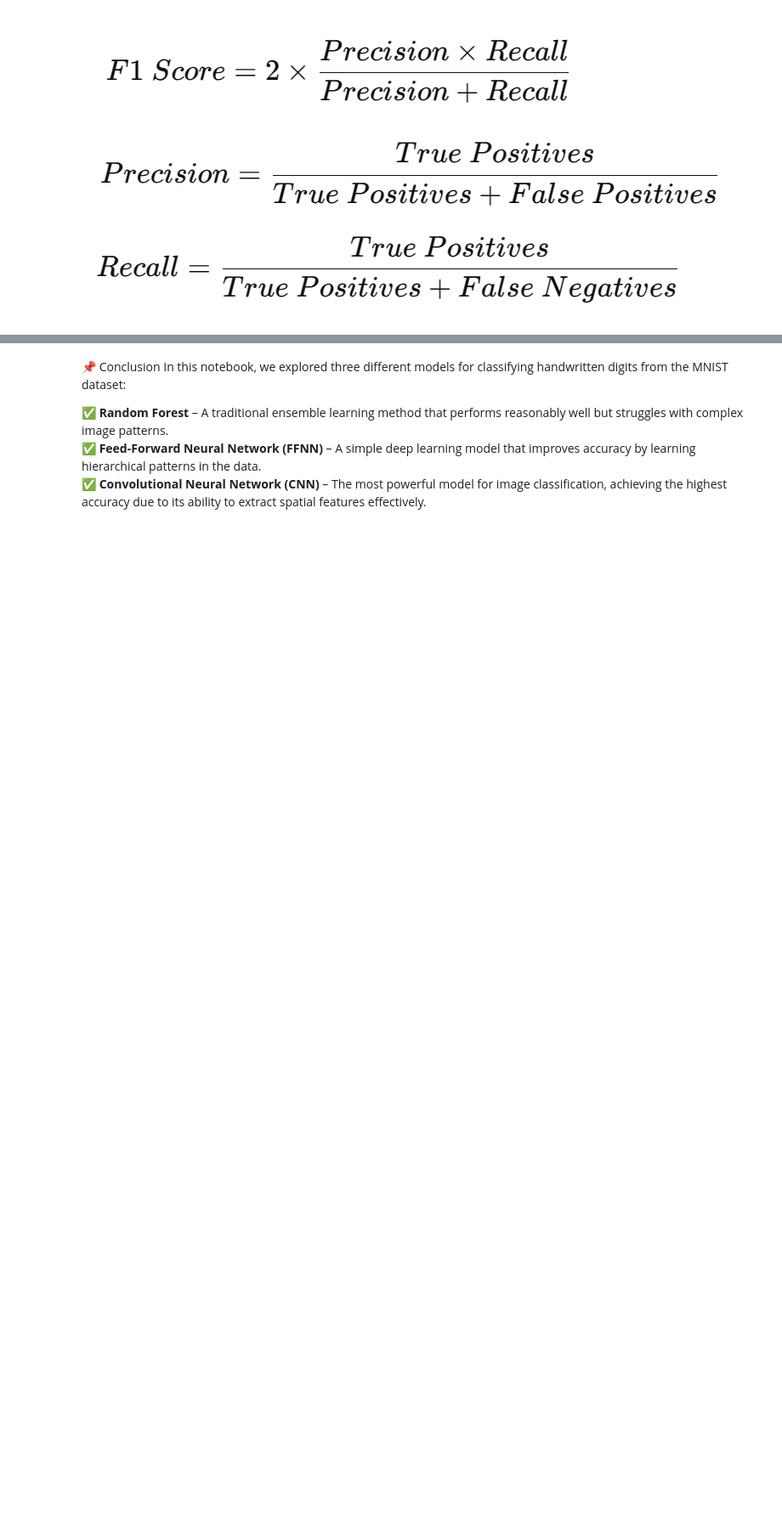
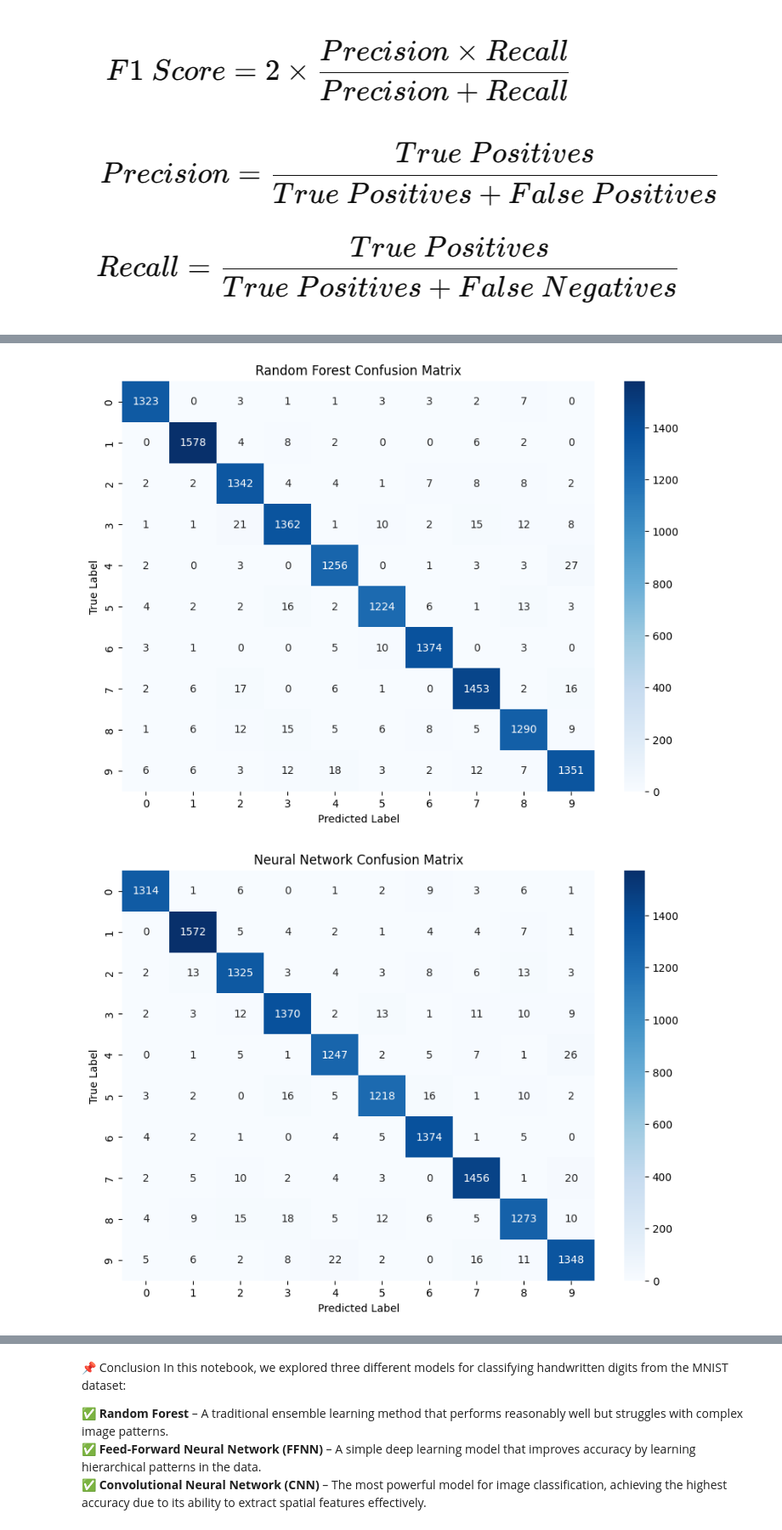
Before and after one commit to OksanaMezentseva/ml-test-vision-nlp, a Jupyter notebook: Image_classification/demo.ipynb, the cells around one changed output, grey strips where cells are left out. Shown at 85% size. Drawn from its saved outputs; the diff is of its cells as text; code cells hidden in the pictures; blank space fills up the shorter version.

```diff
--- a/Image_classification/demo.ipynb
+++ b/Image_classification/demo.ipynb
@@ -54,6 +49,3 @@ clf_cnn = MnistClassifier("cnn")
 # %% [markdown]
 ## Load / Train Models
 We will now load pre-trained models (or train them if needed).
-# %%
-clf_rf.model.load_model()
-print("✅ RandomForest Model loaded successfully!")
@@ -62,0 +52,2 @@ Model loaded from artifacts/models/rf.pkl
+# %%
+clf_rf.load_model("artifacts/models/rf.pkl")  # Load pre-trained Random Forest model
@@ -63,5 +56,4 @@ Model loaded from artifacts/models/rf.pkl
 # %%
-clf_nn.model.load_model()
-print("✅ Feed Forward NN Model loaded successfully!")
+clf_nn.model.load_model("artifacts/models/ff_nn.pth")  # Load the Feed Forward NN Model
 # %% [output]
 ✅ Model loaded from artifacts/models/ff_nn.pth
@@ -69,5 +60,4 @@ print("✅ Feed Forward NN Model loaded successfully!")
 # %%
-clf_cnn.model.load_model()
-print("✅ Convolutional NN Model loaded successfully!")
+clf_cnn.model.load_model("artifacts/models/cnn.pth") # Load the Convolutional NN Model
 # %% [output]
 ✅ Model loaded from artifacts/models/cnn.pth
@@ -154,0 +158,31 @@ print(f"✅ F1-Score CNNClassifier: {f1_cnn:.4f}")
+# %%
+cm_rf = confusion_matrix(y_test, predictions_rf)
+cm_nn = confusion_matrix(y_test, predictions_nn)
+cm_cnn = confusion_matrix(y_test, predictions_cnn)
+
+# Plot Confusion Matrix for Random Forest
+plt.figure(figsize=(10, 7))
+sns.heatmap(cm_rf, annot=True, fmt="d", cmap="Blues", xticklabels=range(10), yticklabels=range(10))
+plt.title("Random Forest Confusion Matrix")
+plt.xlabel("Predicted Label")
+plt.ylabel("True Label")
+plt.show()
+
+# Plot Confusion Matrix for Neural Network
+plt.figure(figsize=(10, 7))
+sns.heatmap(cm_nn, annot=True, fmt="d", cmap="Blues", xticklabels=range(10), yticklabels=range(10))
+plt.title("Neural Network Confusion Matrix")
+plt.xlabel("Predicted Label")
+plt.ylabel("True Label")
+plt.show()
+
+# Plot Confusion Matrix for CNN
+plt.figure(figsize=(10, 7))
+sns.heatmap(cm_cnn, annot=True, fmt="d", cmap="Blues", xticklabels=range(10), yticklabels=range(10))
+plt.title("CNN Confusion Matrix")
+plt.xlabel("Predicted Label")
+plt.ylabel("True Label")
+plt.show()
+# %% [output]
+[figure, added]
+[figure, added]
```
Also changed, not shown: parts of 15 cells of this notebook, 16 other files.
